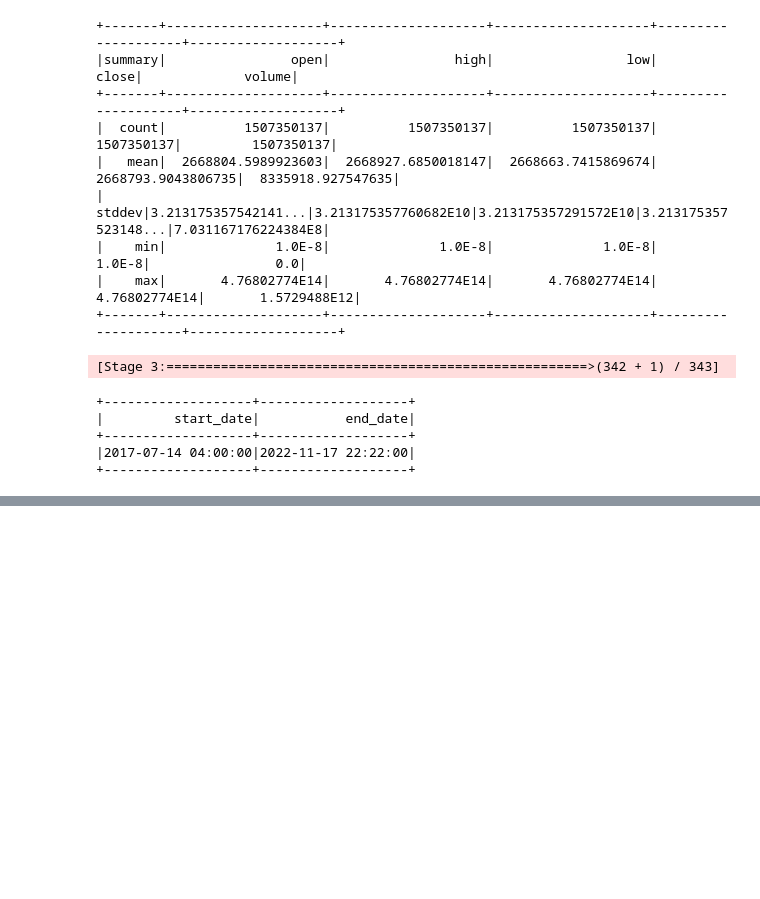
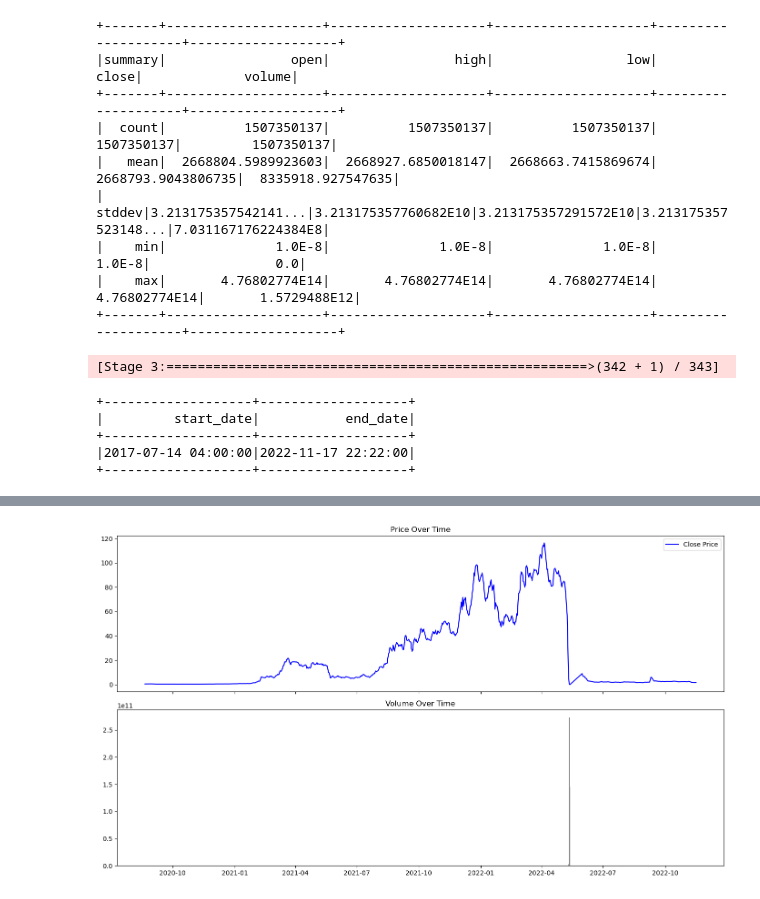
Before and after one commit to NiranjanRao07/CryptoSpark, a Jupyter notebook: EDA/binance_eda_jupyter.ipynb, the cells around one changed output, grey strips where cells are left out. Drawn from its saved outputs; the diff is of its cells as text; code cells hidden in the pictures; blank space fills up the shorter version.

```diff
--- a/EDA/binance_eda_jupyter.ipynb
+++ b/EDA/binance_eda_jupyter.ipynb
@@ -225,0 +205,21 @@ plt.show()
+# %%
+# Sort by date before plotting
+pandas_corr_df = pandas_corr_df.sort_values("date")
+
+
+# Plot: Price and Volume Over Time
+fig, axs = plt.subplots(2, 1, figsize=(14, 8), sharex=True)
+
+# Price line plot
+axs[0].plot(pandas_corr_df["date"], pandas_corr_df["avg_close"], label="Close Price", color="blue")
+axs[0].set_title("Price Over Time")
+axs[0].legend()
+
+# Volume bar plot
+axs[1].bar(pandas_corr_df["date"], pandas_corr_df["total_volume"], color="gray")
+axs[1].set_title("Volume Over Time")
+
+plt.tight_layout()
+plt.show()
+# %% [output]
+[figure, added]
```
Also changed, not shown: parts of 20 cells of this notebook.
